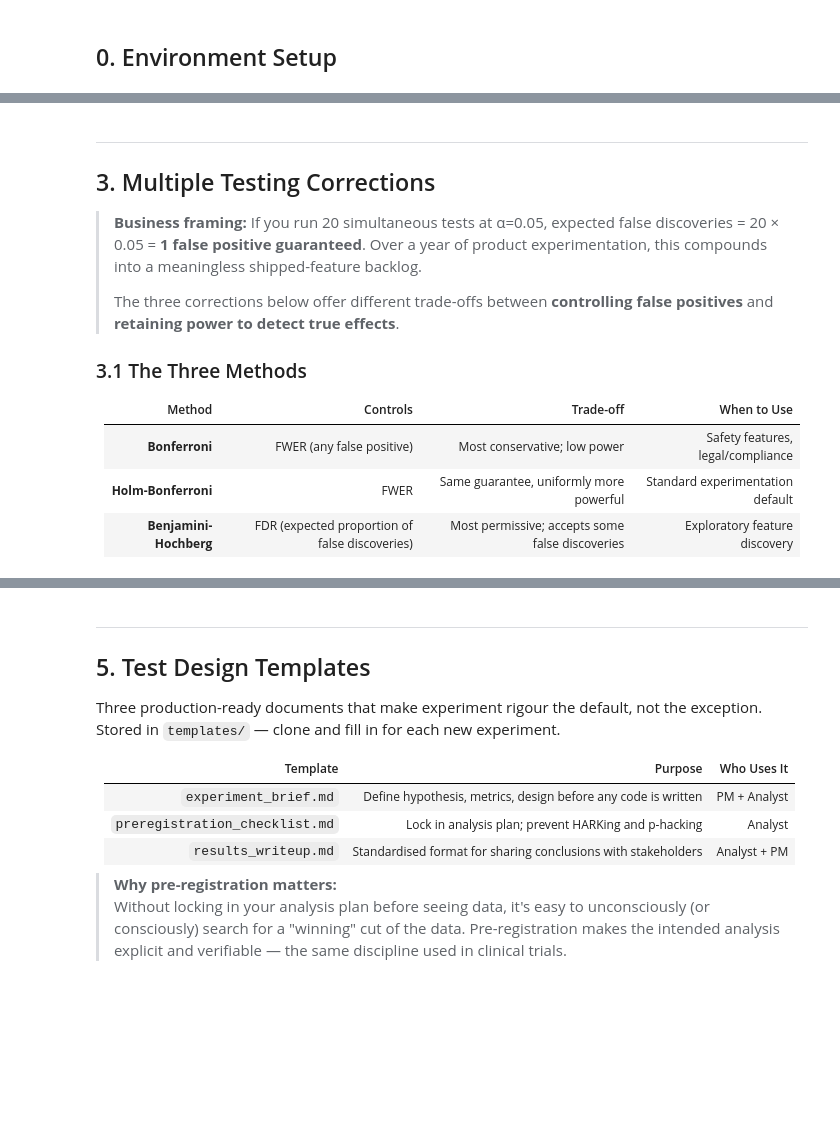
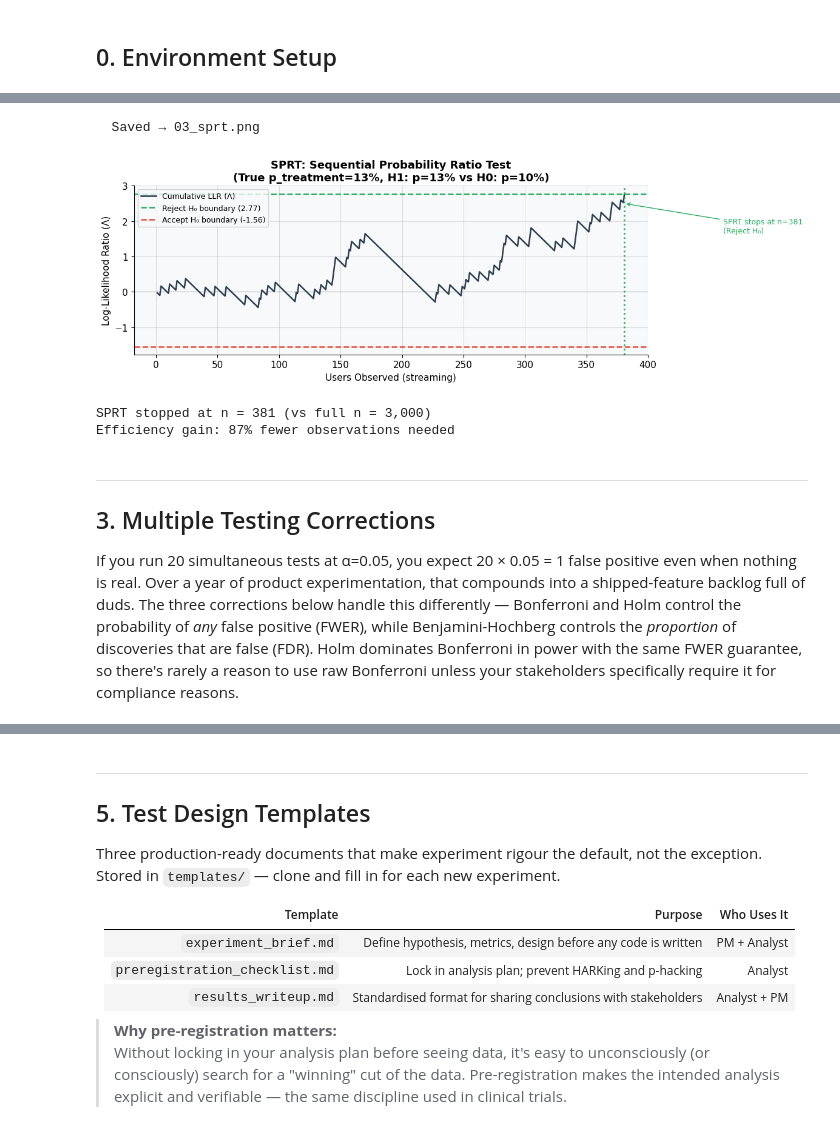
Before and after one commit to jordanshamu/experimentation-framework, a Jupyter notebook: notebooks/experimentation_framework.ipynb, the cells around one changed output, grey strips where cells are left out. Saved outputs shown, nothing was run; the diff lists cells and outputs as text; code cells hidden in the pictures; blank space fills up the shorter version.

```diff
--- a/notebooks/experimentation_framework.ipynb
+++ b/notebooks/experimentation_framework.ipynb
@@ -273,53 +304,44 @@ llr_trace = []
 cumsum = 0
 for i, obs in enumerate(x_t):
     cumsum += (obs * np.log(p1/p0) + (1-obs) * np.log((1-p1)/(1-p0)))
     llr_trace.append(cumsum)
     if cumsum >= upper or cumsum <= lower:
         stopped_at = i + 1
         break
 else:
     stopped_at = n_stream
 
 fig, ax = plt.subplots(figsize=(12, 4))
 ax.plot(range(1, len(llr_trace)+1), llr_trace, color=PALETTE[0], lw=1.8, label="Cumulative LLR (Λ)")
 ax.axhline(upper, color=PALETTE[2], ls="--", lw=1.8, label=f"Reject H₀ boundary ({upper:.2f})")
 ax.axhline(lower, color=PALETTE[1], ls="--", lw=1.8, label=f"Accept H₀ boundary ({lower:.2f})")
 ax.axhline(0, color="grey", ls="-", lw=0.8, alpha=0.4)
 if stopped_at < n_stream:
     ax.axvline(stopped_at, color=PALETTE[2], ls=":", lw=2)
     ax.annotate(f"SPRT stops at n={stopped_at}\n(Reject H₀)",
                 xy=(stopped_at, upper*0.9),
                 xytext=(stopped_at+80, upper*0.6),
                 fontsize=9, color=PALETTE[2],
                 arrowprops=dict(arrowstyle="->", color=PALETTE[2]))
 ax.set_xlabel("Users Observed (streaming)")
 ax.set_ylabel("Log-Likelihood Ratio (Λ)")
-ax.set_title("SPRT: Sequential Probability Ratio Test
-(True p_treatment=13%, H1: p=13% vs H0: p=10%)")
+ax.set_title("SPRT: Sequential Probability Ratio Test\n(True p_treatment=13%, H1: p=13% vs H0: p=10%)")
 ax.legend(fontsize=9)
 plt.tight_layout()
 save("03_sprt.png")
 plt.show()
 print(f"\nSPRT stopped at n = {stopped_at:,} (vs full n = {n_stream:,})")
 print(f"Efficiency gain: {(1 - stopped_at/n_stream):.0%} fewer observations needed")
+# %% [output]
+  Saved → 03_sprt.png
+[figure, added]
+SPRT stopped at n = 381 (vs full n = 3,000)
+Efficiency gain: 87% fewer observations needed
-# %% [markdown]
----
-## 3. Multiple Testing Corrections
-
-> **Business framing:** If you run 20 simultaneous tests at α=0.05, expected false
-> discoveries = 20 × 0.05 = **1 false positive guaranteed**. Over a year of product
-> experimentation, this compounds into a meaningless shipped-feature backlog.
->
-> The three corrections below offer different trade-offs between **controlling false
-> positives** and **retaining power to detect true effects**.
-
-### 3.1 The Three Methods
-
-| Method | Controls | Trade-off | When to Use |
-|--------|---------|-----------|-------------|
-| **Bonferroni** | FWER (any false positive) | Most conservative; low power | Safety features, legal/compliance |
-| **Holm-Bonferroni** | FWER | Same guarantee, uniformly more powerful | Standard experimentation default |
-| **Benjamini-Hochberg** | FDR (expected proportion of false discoveries) | Most permissive; accepts some false discoveries | Exploratory feature discovery |
+# %% [markdown]
+---
+## 3. Multiple Testing Corrections
+
+If you run 20 simultaneous tests at α=0.05, you expect 20 × 0.05 = 1 false positive even when nothing is real. Over a year of product experimentation, that compounds into a shipped-feature backlog full of duds. The three corrections below handle this differently — Bonferroni and Holm control the probability of *any* false positive (FWER), while Benjamini-Hochberg controls the *proportion* of discoveries that are false (FDR). Holm dominates Bonferroni in power with the same FWER guarantee, so there's rarely a reason to use raw Bonferroni unless your stakeholders specifically require it for compliance reasons.
 # %%
 # ── 3.2 Simulate 20 simultaneous hypotheses ───────────────────────────────────
 rng = np.random.default_rng(123)
```
Also changed, not shown: parts of 32 cells of this notebook.
